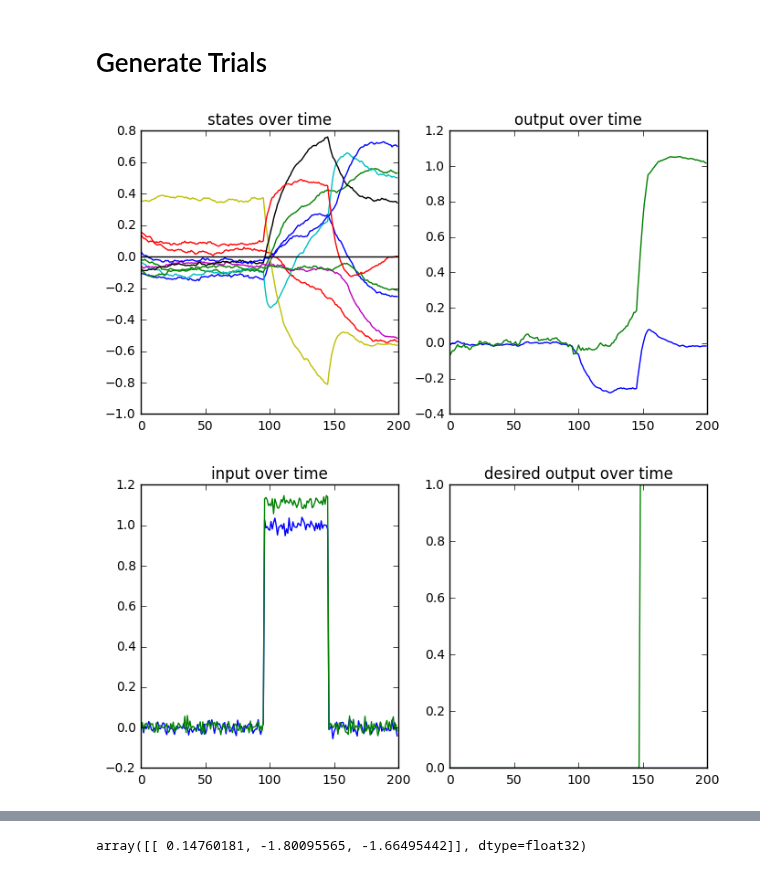
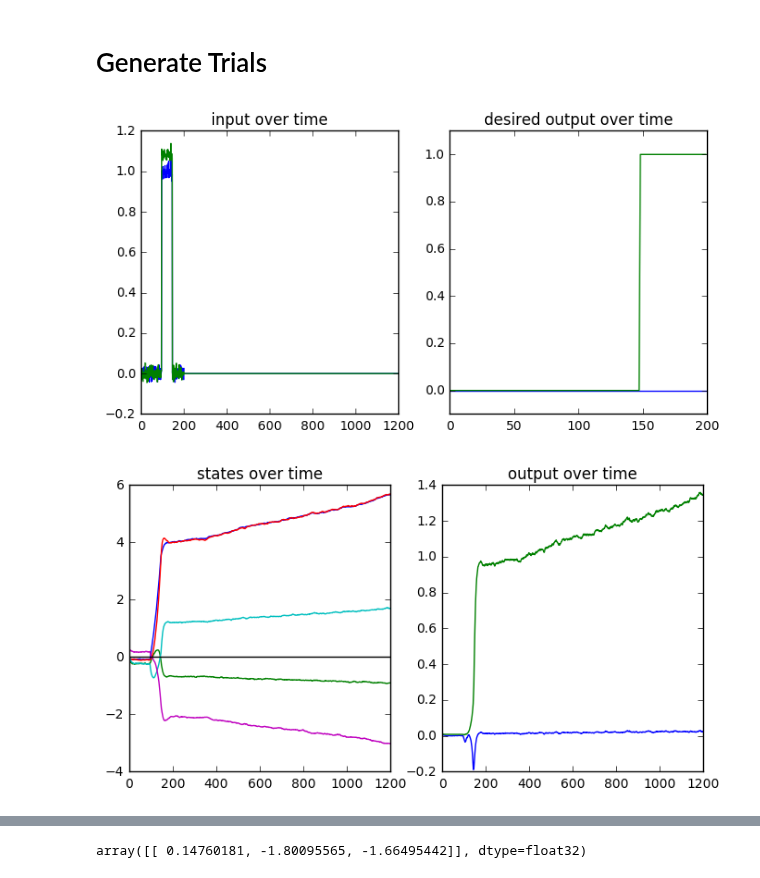
Before and after one commit to davidbrandfonbrener/sisyphus2, a Jupyter notebook: ipython notebooks/RDM analysis.ipynb, the cells around one changed output, grey strips where cells are left out. Cells and saved outputs as stored; diff of their text form; code cells hidden in the pictures.

```diff
--- a/ipython notebooks/RDM analysis.ipynb
+++ b/ipython notebooks/RDM analysis.ipynb
@@ -34,7 +34,7 @@ from sisyphus2.backend import analysis, visualizations, simulation_tools
 from sisyphus2.backend.networks import Model
 from sisyphus2.tasks import task
 # %%
-rdm = task.rdm2(stim_noise = 0.02, coherences = np.linspace(.01, .2, 100), rec_noise = .01, N_rec = 10)
+rdm = task.rdm2(stim_noise = 0.02, coherences = np.linspace(.01, .2, 100), rec_noise = .01, N_rec = 5)
 # %%
 gen = rdm.generate_train_trials()
 # %%
@@ -74,30 +88,32 @@ trial = np.vstack((trial, np.zeros((1000,2))))
 # %%
 output,states = sim.run_trial(trial)
 # %%
+
+plt.figure(figsize=(8,4))
+plt.subplot(1,2,1)
+plt.plot(trial)
+plt.title("input over time")
+
+plt.subplot(1,2,2)
+plt.plot(result)
+plt.ylim(-0.1, 1.1)
+plt.title("desired output over time")
+
+plt.show()
+
 plt.figure(figsize=(8,4))
 plt.subplot(1,2,1)
 plt.plot(states[:,0,:])
 plt.axhline(y=0, color='k')
 plt.title("states over time")
 
 plt.subplot(1,2,2)
 plt.plot(output[:,0,:])
 plt.title("output over time")
 plt.show()
-
-plt.figure(figsize=(8,4))
-plt.subplot(1,2,1)
-plt.plot(trial)
-plt.title("input over time")
-
-plt.subplot(1,2,2)
-plt.plot(result)
-plt.title("desired output over time")
-
-plt.show()
 # %% [output]
-[figure, old version]
+[figure, new version]
-[figure, old version]
+[figure, new version]
 # %%
 analysis.hahnloser_fixed_point(sim, trial)
 # %% [output]
```
Also changed, not shown: parts of 20 cells of this notebook, 1 other file.
